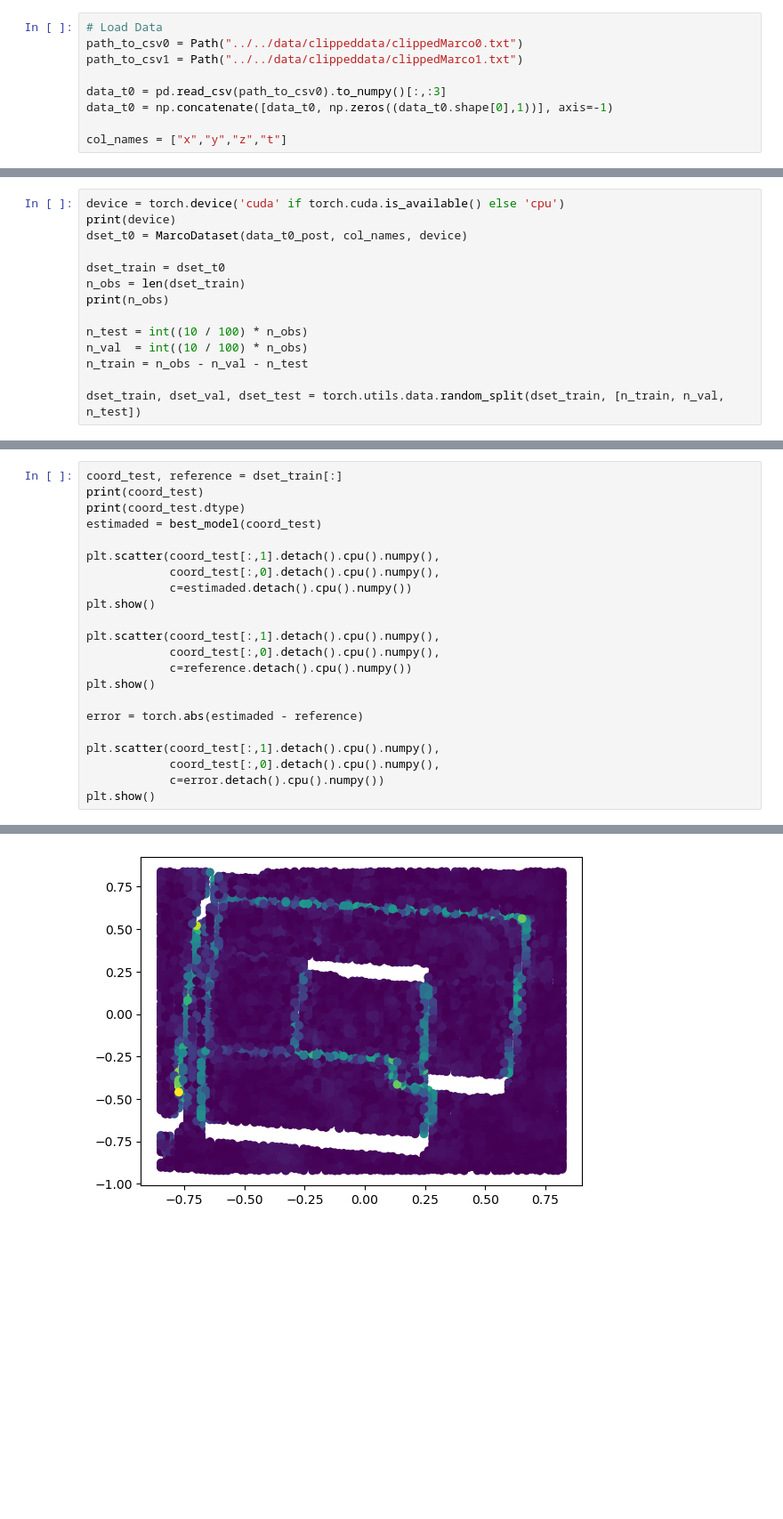
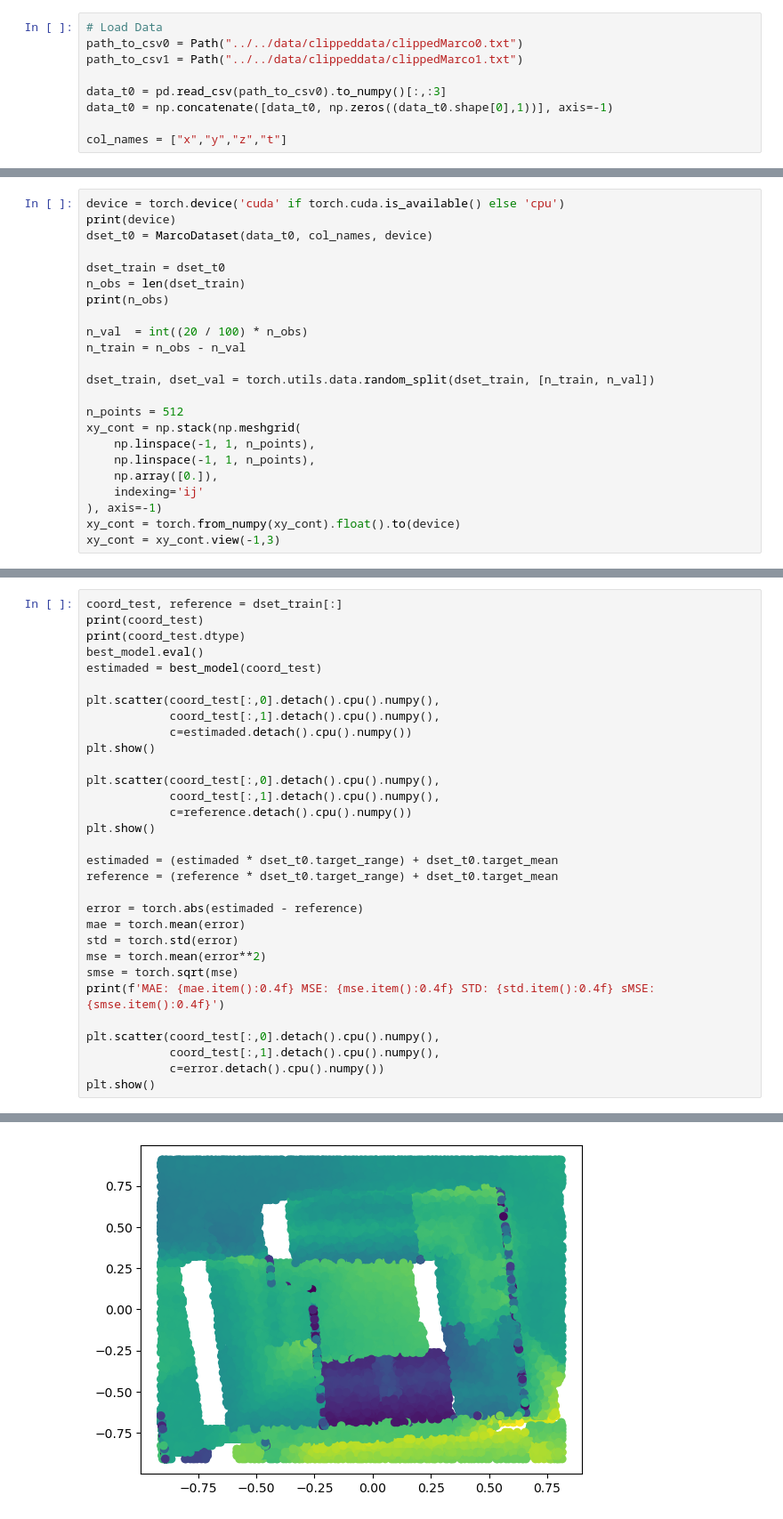
Before and after one commit to PeterJackNaylor/NN-4-change-detection, a Jupyter notebook: python/notebooks/[Sandbox,MWE] SIREN on processed pointcloud.ipynb, the cells around one changed output, grey strips where cells are left out. Shown at 89% size. Cells and saved outputs as stored; diff of their text form; blank space fills up the shorter version.

```diff
--- a/python/notebooks/[Sandbox,MWE] SIREN on processed pointcloud.ipynb
+++ b/python/notebooks/[Sandbox,MWE] SIREN on processed pointcloud.ipynb
@@ -141,16 +143,25 @@ class MarcoDataset(torch.utils.data.Dataset):
 # %%
 device = torch.device('cuda' if torch.cuda.is_available() else 'cpu')
 print(device)
-dset_t0 = MarcoDataset(data_t0_post, col_names, device)
+dset_t0 = MarcoDataset(data_t0, col_names, device)
 
 dset_train = dset_t0
 n_obs = len(dset_train)
 print(n_obs)
 
-n_test = int((10 / 100) * n_obs)
-n_val  = int((10 / 100) * n_obs)
-n_train = n_obs - n_val - n_test
+n_val  = int((20 / 100) * n_obs)
+n_train = n_obs - n_val
 
-dset_train, dset_val, dset_test = torch.utils.data.random_split(dset_train, [n_train, n_val, n_test])
+dset_train, dset_val = torch.utils.data.random_split(dset_train, [n_train, n_val])
+
+n_points = 512
+xy_cont = np.stack(np.meshgrid(
+    np.linspace(-1, 1, n_points),
+    np.linspace(-1, 1, n_points),
+    np.array([0.]),
+    indexing='ij'
+), axis=-1)
+xy_cont = torch.from_numpy(xy_cont).float().to(device)
+xy_cont = xy_cont.view(-1,3)
 # %% [output]
 cuda
@@ -186,22 +246,31 @@ plt.plot(results_dict['loss_train'])
 coord_test, reference = dset_train[:]
 print(coord_test)
 print(coord_test.dtype)
+best_model.eval()
 estimaded = best_model(coord_test)
 
-plt.scatter(coord_test[:,1].detach().cpu().numpy(),
-            coord_test[:,0].detach().cpu().numpy(),
+plt.scatter(coord_test[:,0].detach().cpu().numpy(),
+            coord_test[:,1].detach().cpu().numpy(),
             c=estimaded.detach().cpu().numpy())
 plt.show()
 
-plt.scatter(coord_test[:,1].detach().cpu().numpy(),
-            coord_test[:,0].detach().cpu().numpy(),
+plt.scatter(coord_test[:,0].detach().cpu().numpy(),
+            coord_test[:,1].detach().cpu().numpy(),
             c=reference.detach().cpu().numpy())
 plt.show()
 
+estimaded = (estimaded * dset_t0.target_range) + dset_t0.target_mean
+reference = (reference * dset_t0.target_range) + dset_t0.target_mean
+
 error = torch.abs(estimaded - reference)
+mae = torch.mean(error)
+std = torch.std(error)
+mse = torch.mean(error**2)
+smse = torch.sqrt(mse)
+print(f'MAE: {mae.item():0.4f} MSE: {mse.item():0.4f} STD: {std.item():0.4f} sMSE: {smse.item():0.4f}')
 
-plt.scatter(coord_test[:,1].detach().cpu().numpy(),
-            coord_test[:,0].detach().cpu().numpy(),
+plt.scatter(coord_test[:,0].detach().cpu().numpy(),
+            coord_test[:,1].detach().cpu().numpy(),
             c=error.detach().cpu().numpy())
 plt.show()
 # %% [output]
@@ -218,2 +288,2 @@ torch.float32
-[figure, old version]
+[figure, new version]
 # %%
```
Also changed, not shown: parts of 15 cells of this notebook, 2 other files.
